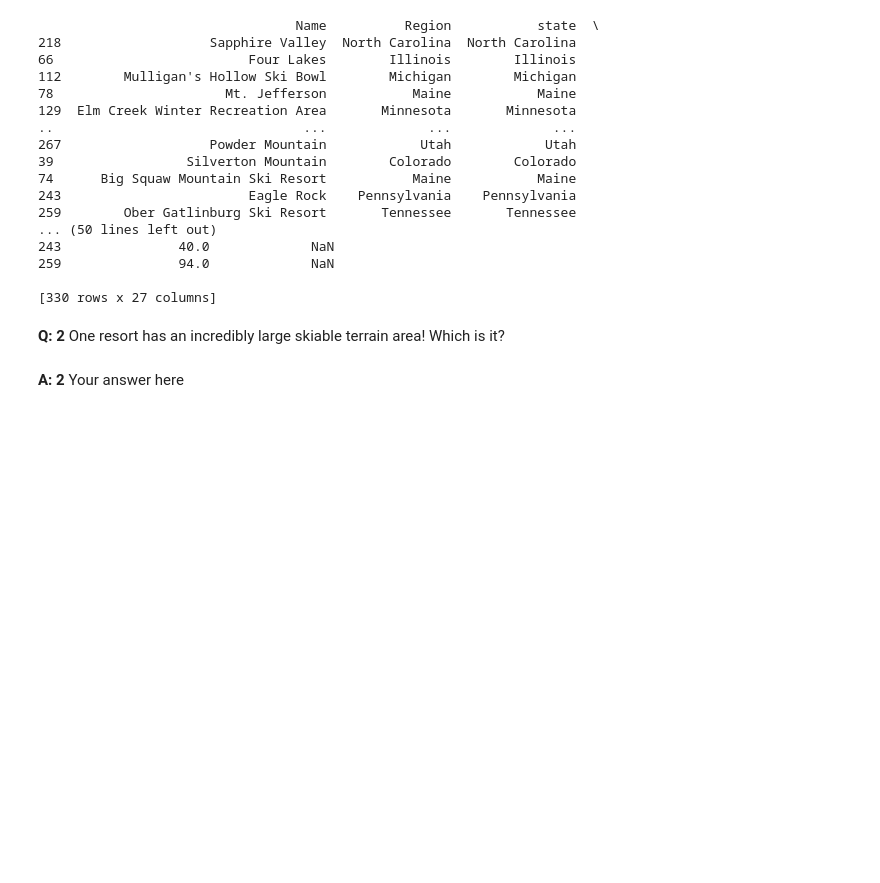
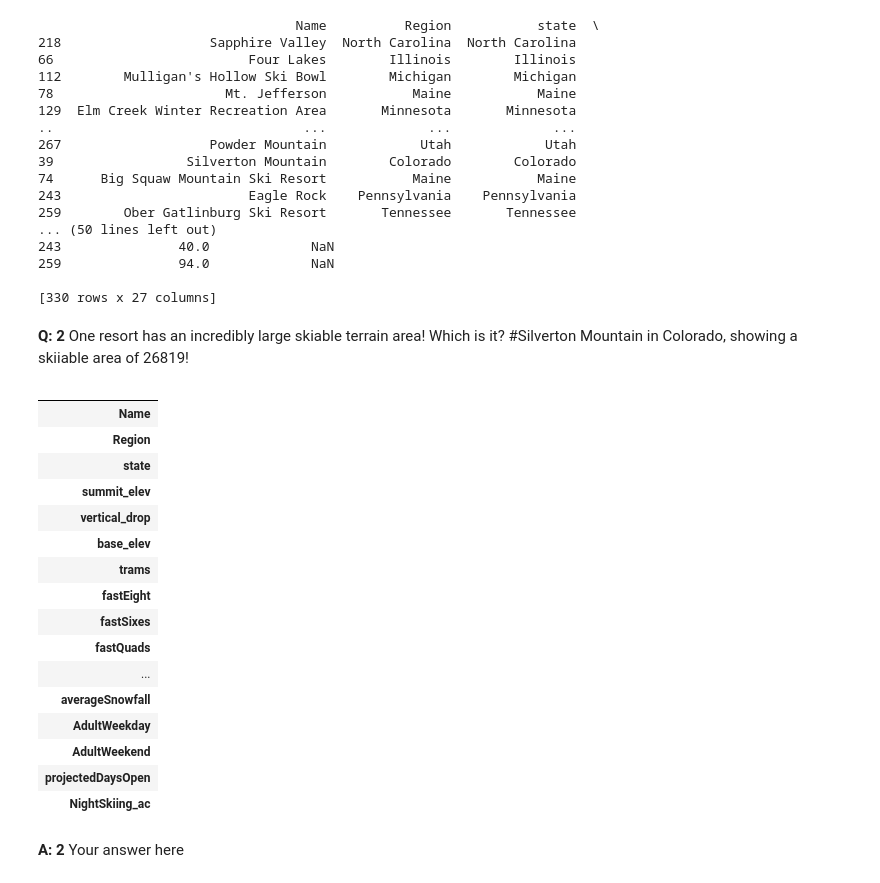
Before and after one commit to ErockMahan1/DataScienceGuidedCapstone, a Jupyter notebook: Notebooks/02_data_wrangling.ipynb, the cells around one changed output. Drawn from its saved outputs; the diff is of its cells as text; code cells hidden in the pictures; blank space fills up the shorter version.

```diff
--- a/Notebooks/02_data_wrangling.ipynb
+++ b/Notebooks/02_data_wrangling.ipynb
@@ -640,11 +641,30 @@ print(ski_data.sort_values(by='SkiableTerrain_ac',inplace=False))
 [330 rows x 27 columns]
 # %% [markdown]
 **Q: 2** One resort has an incredibly large skiable terrain area! Which is it?
+#Silverton Mountain in Colorado, showing a skiiable area of 26819!
 # %%
 #Code task 20#
 #Now you know there's only one, print the whole row to investigate all values, including seeing the resort name
 #Hint: don't forget the transpose will be helpful here
-ski_data[ski_data.___ > ___].___
+ski_data[ski_data.___ > 26819].T
+# %% [output]
+|  |
+| Name |
+| Region |
+| state |
+| summit_elev |
+| vertical_drop |
+| base_elev |
+| trams |
+| fastEight |
+| fastSixes |
+| fastQuads |
+| ... |
+| averageSnowfall |
+| AdultWeekday |
+| AdultWeekend |
+| projectedDaysOpen |
+| NightSkiing_ac |
 # %% [markdown]
 **A: 2** Your answer here
 # %% [markdown]
```
Also changed, not shown: parts of 2 cells of this notebook.
